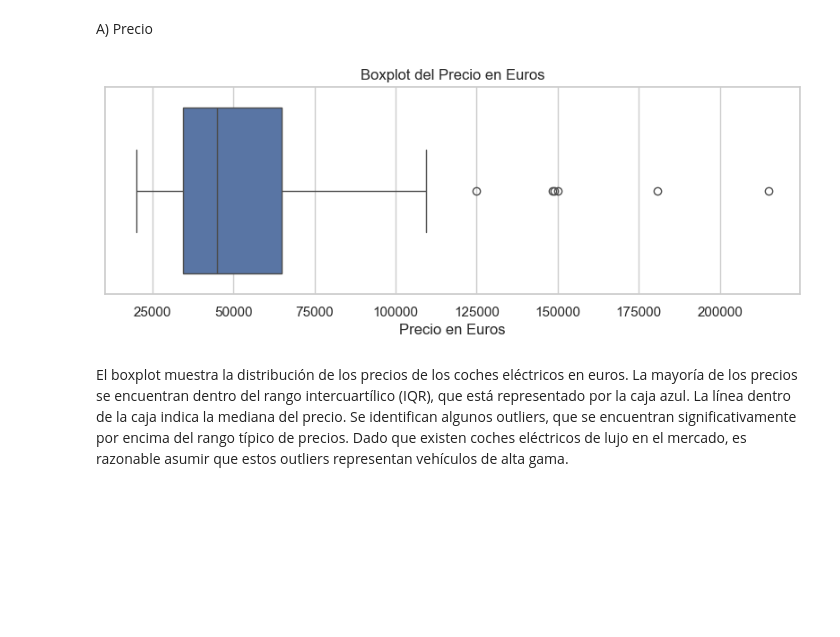
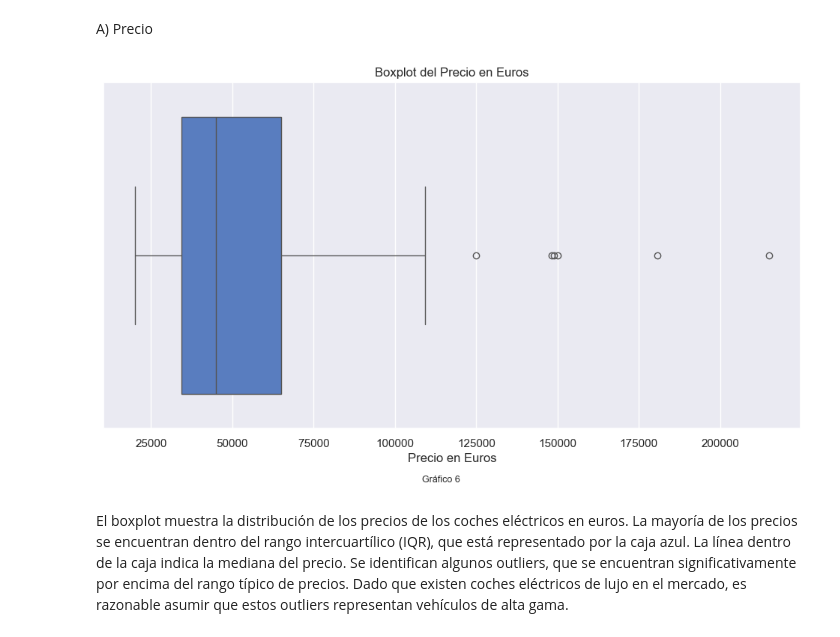
Before and after one commit to mlararossetti/ProyectoFinalSH, a Jupyter notebook: notebooks/2. EDA/EDA_alternativecars.ipynb, the cells around one changed output. Saved outputs shown, nothing was run; the diff lists cells and outputs as text; code cells hidden in the pictures; blank space fills up the shorter version.

```diff
--- a/notebooks/2. EDA/EDA_alternativecars.ipynb
+++ b/notebooks/2. EDA/EDA_alternativecars.ipynb
@@ -209,6 +212,5 @@ plt.show()
 # %%
-sns.set(style="whitegrid")
-plt.figure(figsize=(8, 5))
+plt.figure(figsize=(12, 6))
 
 # Contamos la cantidad de modelos por marca
 manufacturer_count = df_alternative_cars['Manufacturer'].value_counts()
@@ -216,9 +218,10 @@ manufacturer_count = df_alternative_cars['Manufacturer'].value_counts()
 # Selecciono las 10 marcas con más vehículos
 top_10_manufacturer = manufacturer_count.nlargest(10)
 
-sns.barplot(x=top_10_manufacturer.values, y=top_10_manufacturer.index, hue=top_10_manufacturer.values, dodge=False, palette='viridis', legend=False)
+sns.barplot(x=top_10_manufacturer.values, y=top_10_manufacturer.index, hue=top_10_manufacturer.values, dodge=False, palette='Blues_d', legend=False)
 plt.title('Distribución de Fabricantes de Vehículos')
 plt.xlabel('Cantidad')
 plt.ylabel('Fabricante')
+plt.figtext(0.5, -0.01, "Gráfico 3", wrap=True, horizontalalignment='center', fontsize=9)
 plt.show()
 # %% [output]
@@ -226,12 +229,11 @@ plt.show()
 # %%
-sns.set(style="whitegrid")
 plt.figure(figsize=(10, 7))
 
 # Ordeno los tipos de combustible por la cant de vehículos en orden descendente
 order = df_alternative_cars['Fuel'].value_counts().index
 
 # Crear el gráfico de barras
-sns.countplot(data=df_alternative_cars, y='Fuel', order=order, palette='pastel', hue='Fuel', dodge=False, legend=False)
+sns.countplot(data=df_alternative_cars, y='Fuel', order=order, palette='Blues_d', hue='Fuel', dodge=False, legend=False)
 
 # Agregar título y etiquetas
 plt.title("Distribución de Tipos de Combustible")
@@ -240,5 +242,6 @@ plt.ylabel("Cantidad de Vehículos")
 plt.xticks(rotation=45)
 
 # Mostrar el gráfico
+plt.figtext(0.5, -0.01, "Gráfico 4", wrap=True, horizontalalignment='center', fontsize=9)
 plt.show()
 # %% [output]
@@ -252,9 +255,6 @@ A continuación analizaremos las economias de combutible según si es convencion
 
 **Autonomía:** Mide la distancia total que un vehículo puede recorrer con una carga completa de combustible o batería. Se expresa en millas o kilómetros. Ej: Un coche con una autonomía de 300 millas puede viajar 300 millas antes de necesitar recarga.
 # %%
-sns.set(style="whitegrid")
-#plt.figure(figsize=(14, 10))
-
 # Elimino valores nulos dado que tal como pudimos analizar eran muchos y pueden alterar la lectura
 df_clean = df_alternative_cars.dropna(subset=[
     'Alternative Fuel Economy City', 'Alternative Fuel Economy Highway', 'Alternative Fuel Economy Combined',
@@ -265,42 +265,42 @@ df_clean = df_alternative_cars.dropna(subset=[
 fig, axes = plt.subplots(2, 3, figsize=(13, 8))
 
 # Histograma para economía de combustible en ciudad (alternativo)
-sns.histplot(df_clean['Alternative Fuel Economy City'], bins=20, kde=True, color='blue', ax=axes[0, 0])
+sns.histplot(df_clean['Alternative Fuel Economy City'], bins=20, kde=True, color='green', ax=axes[0, 0])
 axes[0, 0].set_title("Economía de Combustible Alternativo en Ciudad")
 axes[0, 0].set_xlabel("mpg")
 axes[0, 0].set_ylabel("Número de Vehículos")
 
 # Histograma para economía de combustible en ciudad (convencional)
-sns.histplot(df_clean['Conventional Fuel Economy City'], bins=20, kde=True, color='green', ax=axes[1, 0])
-axes[0, 1].set_title("Economía de Combustible Convencional en Ciudad")
+sns.histplot(df_clean['Conventional Fuel Economy City'], bins=20, kde=True, color='blue', ax=axes[1, 0])
+axes[1, 0].set_title("Economía de Combustible Convencional en Ciudad")
+axes[1, 0].set_xlabel("mpg")
+axes[1, 0].set_ylabel("Número de Vehículos")
+
+# Histograma para economía de combustible en carretera (alternativo)
+sns.histplot(df_clean['Alternative Fuel Economy Highway'], bins=20, kde=True, color='green', ax=axes[0, 1])
+axes[0, 1].set_title("Economía de Combustible Alternativo en Carretera")
 axes[0, 1].set_xlabel("mpg")
 axes[0, 1].set_ylabel("Número de Vehículos")
 
-# Histograma para economía de combustible en carretera (alternativo)
-sns.histplot(df_clean['Alternative Fuel Economy Highway'], bins=20, kde=True, color='blue', ax=axes[0, 1])
-axes[1, 0].set_title("Economía de Combustible Alternativo en Carretera")
-axes[1, 0].set_xlabel("mpg")
-axes[1, 0].set_ylabel("Número de Vehículos")
-
 # Histograma para economía de combustible en carretera (convencional)
-sns.histplot(df_clean['Conventional Fuel Economy Highway'], bins=20, kde=True, color='green', ax=axes[1, 1])
+sns.histplot(df_clean['Conventional Fuel Economy Highway'], bins=20, kde=True, color='blue', ax=axes[1, 1])
 axes[1, 1].set_title("Economía de Combustible Convencional en Carretera")
 axes[1, 1].set_xlabel("mpg")
 axes[1, 1].set_ylabel("Número de Vehículos")
 
 # Histograma para economía de combustible combinada (alternativo)
-sns.histplot(df_clean['Alternative Fuel Economy Combined'], bins=20, kde=True, color='blue', ax=axes[0, 2])
+sns.histplot(df_clean['Alternative Fuel Economy Combined'], bins=20, kde=True, color='green', ax=axes[0, 2])
 axes[0, 2].set_title("Economía de Combustible Alternativo Combinada")
 axes[0, 2].set_xlabel("mpg")
 axes[0, 2].set_ylabel("Número de Vehículos")
 
 # Histograma para economía de combustible combinada (convencional)
-sns.histplot(df_clean['Conventional Fuel Economy Combined'], bins=20, kde=True, color='green', ax=axes[1, 2])
+sns.histplot(df_clean['Conventional Fuel Economy Combined'], bins=20, kde=True, color='blue', ax=axes[1, 2])
 axes[1, 2].set_title("Economía de Combustible Convencional Combinada")
 axes[1, 2].set_xlabel("mpg")
 axes[1, 2].set_ylabel("Número de Vehículos")
 
+plt.figtext(0.5, -0.01, "Gráfico 5", wrap=True, horizontalalignment='center', fontsize=9)
 plt.tight_layout()
-
 plt.show()
 # %% [output]
@@ -487,13 +487,14 @@ Un outlier es un valor en un conjunto de datos que se desvia significativamente
 A) Precio
 # %%
 # Crear un boxplot para la columna 'PriceEuro'
-plt.figure(figsize=(10, 3))
+plt.figure(figsize=(12, 6))
 sns.boxplot(x=df_electric_car_data_clean['PriceEuro'])
 plt.title('Boxplot del Precio en Euros')
 plt.xlabel('Precio en Euros')
+plt.figtext(0.5, -0.01, "Gráfico 6", wrap=True, horizontalalignment='center', fontsize=9)
 plt.show()
 # %% [output]
-[figure, old version]
+[figure, new version]
 # %% [markdown]
 El boxplot muestra la distribución de los precios de los coches eléctricos en euros. La mayoría de los precios se encuentran dentro del rango intercuartílico (IQR), que está representado por la caja azul. La línea dentro de la caja indica la mediana del precio. Se identifican algunos outliers, que se encuentran significativamente por encima del rango típico de precios. Dado que existen coches eléctricos de lujo en el mercado, es razonable asumir que estos outliers representan vehículos de alta gama.
 # %% [markdown]
```
Also changed, not shown: parts of 18 cells of this notebook, 11 other files.
